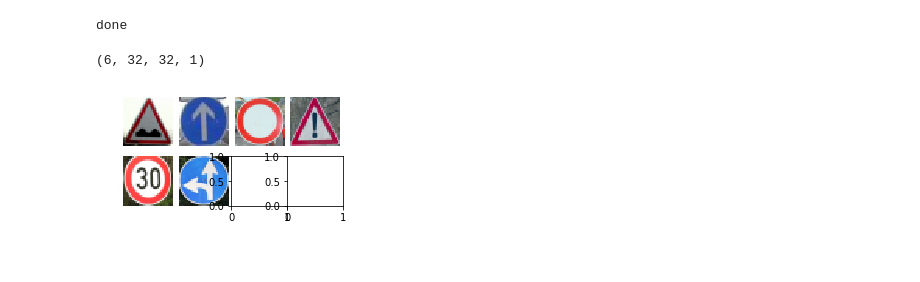
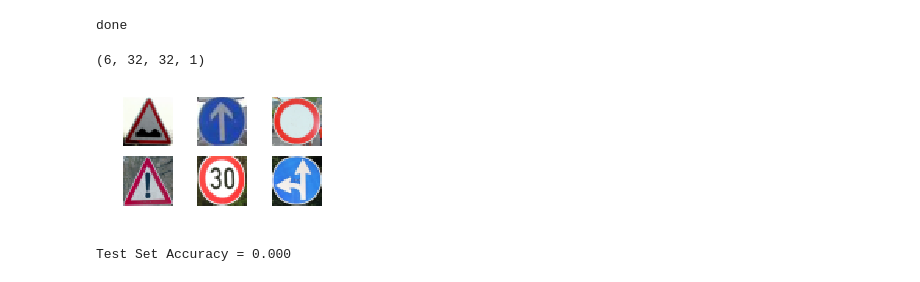
Before and after one commit to origamyllc/traffic-sign-classifier, a Jupyter notebook: classifier.ipynb, the cells around one changed output. Saved outputs shown, nothing was run; the diff lists cells and outputs as text; code cells hidden in the pictures.

```diff
--- a/classifier.ipynb
+++ b/classifier.ipynb
@@ -359,33 +359,49 @@ done
 # %%
 ### Load the images and plot them here.
 ### Feel free to use as many code cells as needed.
 
 #reading in an image
 import glob
 import matplotlib.image as mpimg
 
-fig, axs = plt.subplots(2,4, figsize=(4, 2))
+fig, axs = plt.subplots(2,3, figsize=(4, 2))
 fig.subplots_adjust(hspace = .2, wspace=.001)
 axs = axs.ravel()
 
 my_images = []
 
 for i, img in enumerate(glob.glob('./mysigns/*.png')):
     image = cv2.imread(img)
     axs[i].axis('off')
     axs[i].imshow(cv2.cvtColor(image, cv2.COLOR_BGR2RGB))
     my_images.append(image)
 
 my_images = np.asarray(my_images)
 
 my_images_gry = np.sum(my_images/3, axis=3, keepdims=True)
 
 my_images_normalized = (my_images_gry - 128)/128
 
 print(my_images_normalized.shape)
 # %% [output]
 (6, 32, 32, 1)
-[figure, old version]
+[figure, new version]
+# %%
+
+### Run the predictions here.
+### Feel free to use as many code cells as needed.
+#[1, 22, 35, 15, 37, 18]
+my_labels = [1, 22, 35, 15, 37, 18]
+
+
+with tf.Session() as sess:
+    sess.run(tf.global_variables_initializer())
+    saver3 = tf.train.import_meta_graph('./lenet.meta')
+    saver3.restore(sess, "./lenet")
+    my_accuracy = evaluate(my_images_normalized, my_labels)
+    print("Test Set Accuracy = {:.3f}".format(my_accuracy))
+# %% [output]
+Test Set Accuracy = 0.000
 # %%
 ### Visualize the softmax probabilities here.
 ### Feel free to use as many code cells as needed.
```
Also changed, not shown: parts of 4 cells of this notebook, 2 other files.
